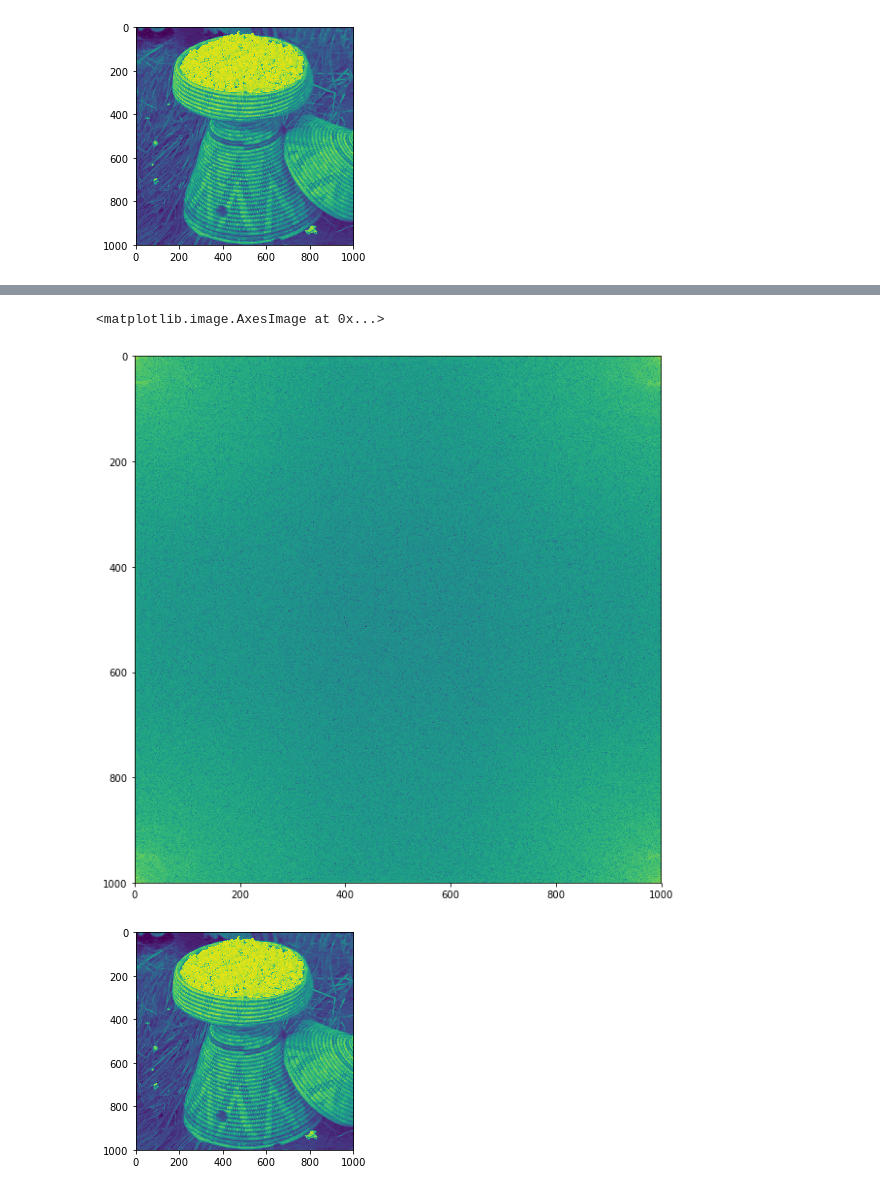
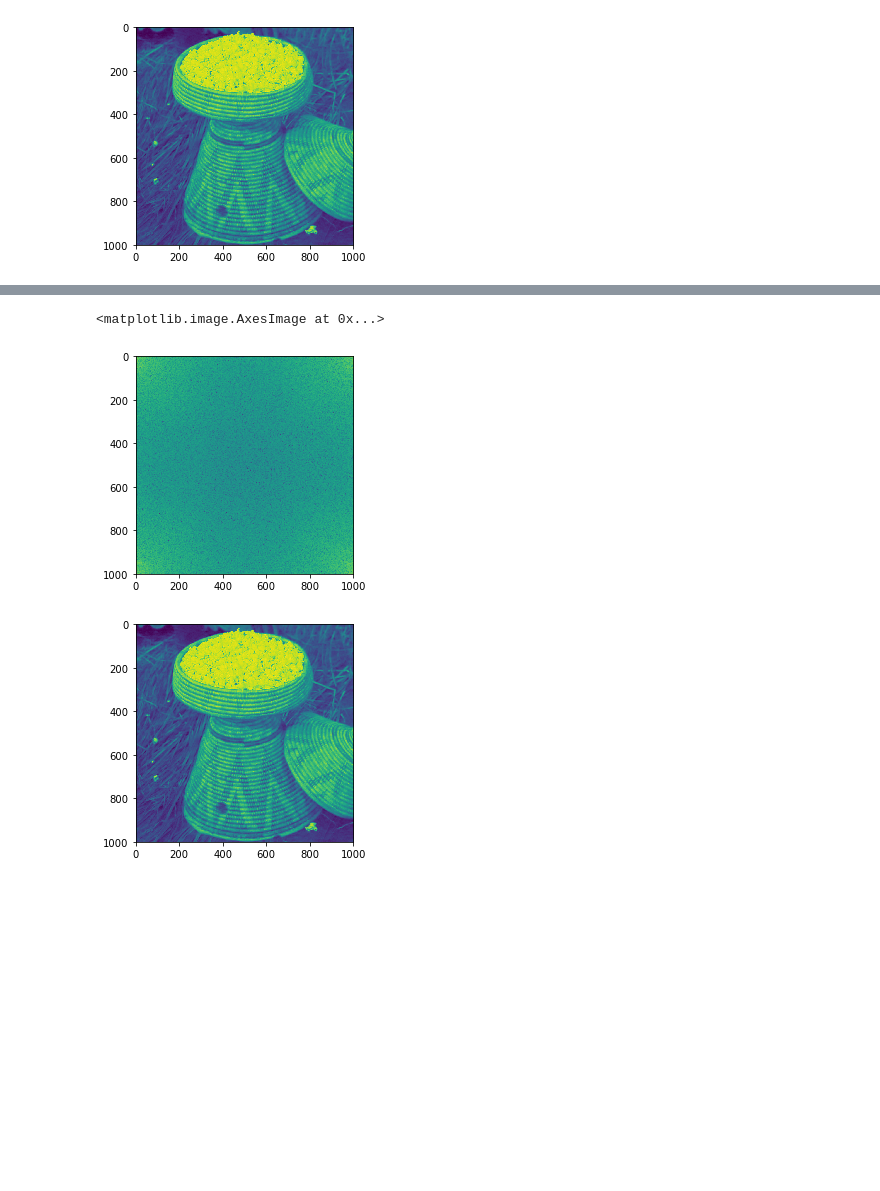
Before and after one commit to saint-germain/interferometry, a Jupyter notebook: InterferometrySimulator.ipynb, the cells around one changed output, grey strips where cells are left out. Saved outputs shown, nothing was run; the diff lists cells and outputs as text; code cells hidden in the pictures; blank space fills up the shorter version.

```diff
--- a/InterferometrySimulator.ipynb
+++ b/InterferometrySimulator.ipynb
@@ -129,10 +121,9 @@ plt.imshow(obs_uv_matrix); # mask
 # %%
-plt.figure(figsize=[10,10])
 
 plt.imshow(np.log10(np.abs(fft_img.real)))
 # %% [output]
 <matplotlib.image.AxesImage at 0x...>
-[figure, old version]
+[figure, new version]
 # %%
 obs_uv_matrix=np.ones(in_img.shape)      #Full uv coverage
 fft_img=np.fft.fft2(in_img)              #This is the complex visibility from a complete and ideal array from u,v =0,0 outward.
```
Also changed, not shown: parts of 17 cells of this notebook, 1 other file.
